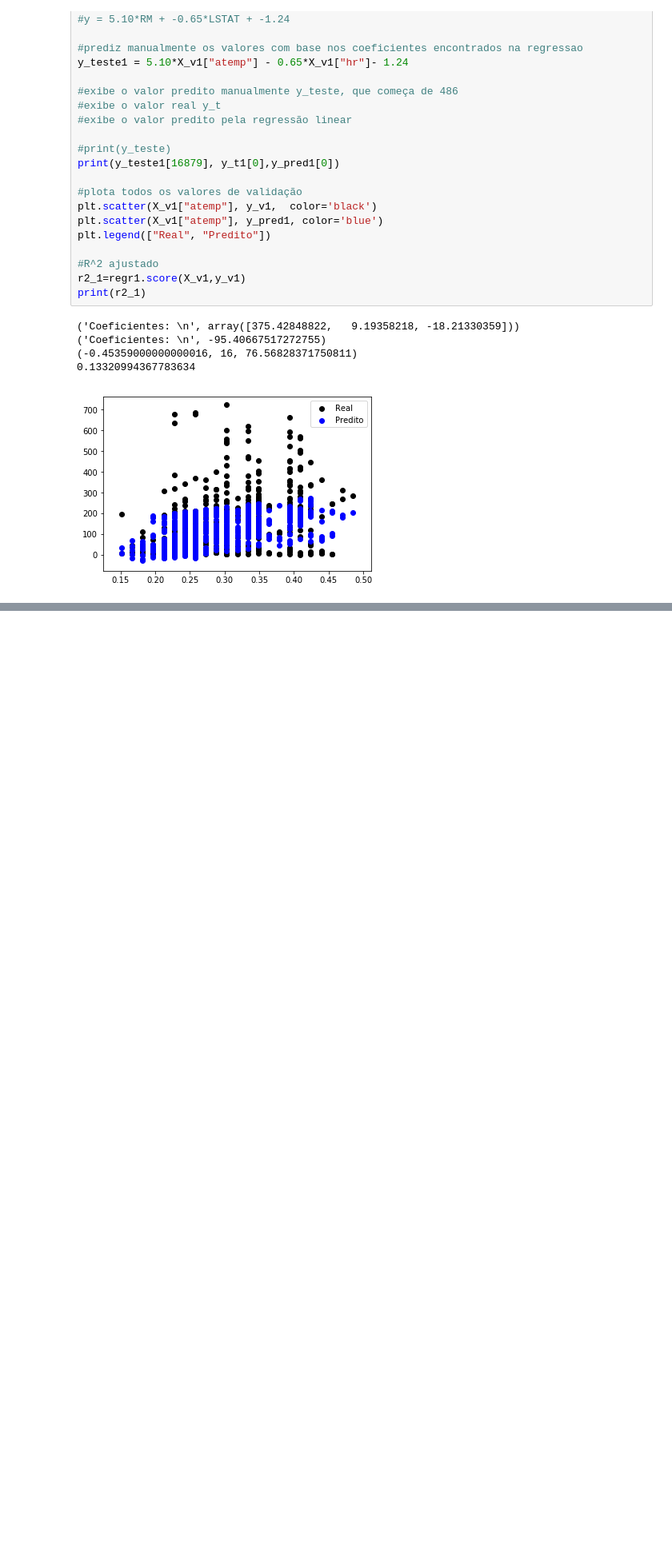
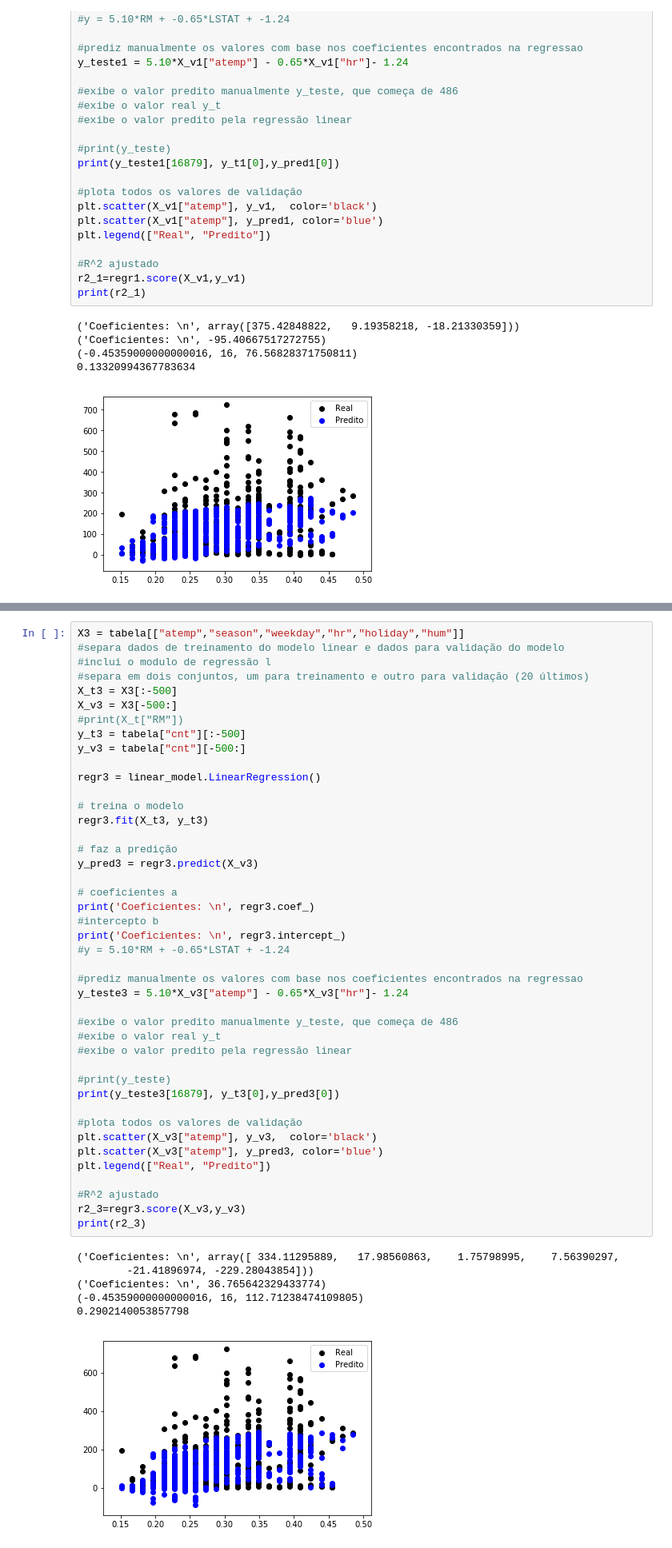
Before and after one commit to BrenoPeixotobr/topicosic, a Jupyter notebook: regressao/atividade_aula4_breno.ipynb, the cells around one changed output, grey strips where cells are left out. Shown at 80% size. Saved outputs shown, nothing was run; the diff lists cells and outputs as text; blank space fills up the shorter version.

Commit message:
teste final

```diff
--- a/regressao/atividade_aula4_breno.ipynb
+++ b/regressao/atividade_aula4_breno.ipynb
@@ -247,0 +249,50 @@ print(r2_2)
+# %%
+X3 = tabela[["atemp","season","weekday","hr","holiday","hum"]]
+#separa dados de treinamento do modelo linear e dados para validação do modelo
+#inclui o modulo de regressão l
+#separa em dois conjuntos, um para treinamento e outro para validação (20 últimos)
+X_t3 = X3[:-500]
+X_v3 = X3[-500:]
+#print(X_t["RM"])
+y_t3 = tabela["cnt"][:-500]
+y_v3 = tabela["cnt"][-500:]
+
+regr3 = linear_model.LinearRegression()
+
+# treina o modelo
+regr3.fit(X_t3, y_t3)
+
+# faz a predição
+y_pred3 = regr3.predict(X_v3)
+
+# coeficientes a
+print('Coeficientes: \n', regr3.coef_)
+#intercepto b
+print('Coeficientes: \n', regr3.intercept_)
+#y = 5.10*RM + -0.65*LSTAT + -1.24
+
+#prediz manualmente os valores com base nos coeficientes encontrados na regressao
+y_teste3 = 5.10*X_v3["atemp"] - 0.65*X_v3["hr"]- 1.24
+
+#exibe o valor predito manualmente y_teste, que começa de 486
+#exibe o valor real y_t
+#exibe o valor predito pela regressão linear
+
+#print(y_teste)
+print(y_teste3[16879], y_t3[0],y_pred3[0])
+
+#plota todos os valores de validação
+plt.scatter(X_v3["atemp"], y_v3,  color='black')
+plt.scatter(X_v3["atemp"], y_pred3, color='blue')
+plt.legend(["Real", "Predito"])
+
+#R^2 ajustado
+r2_3=regr3.score(X_v3,y_v3)
+print(r2_3)
+# %% [output]
+('Coeficientes: \n', array([ 334.11295889,   17.98560863,    1.75798995,    7.56390297,
+        -21.41896974, -229.28043854]))
+('Coeficientes: \n', 36.765642329433774)
+(-0.45359000000000016, 16, 112.71238474109805)
+0.2902140053857798
+[figure, added]
```
Also changed, not shown: parts of 3 cells of this notebook.
